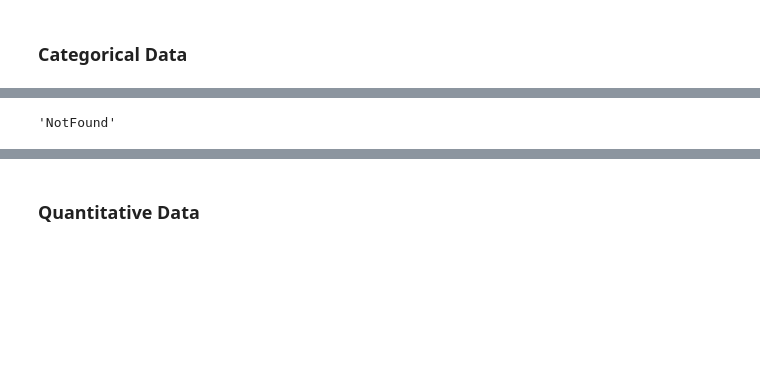
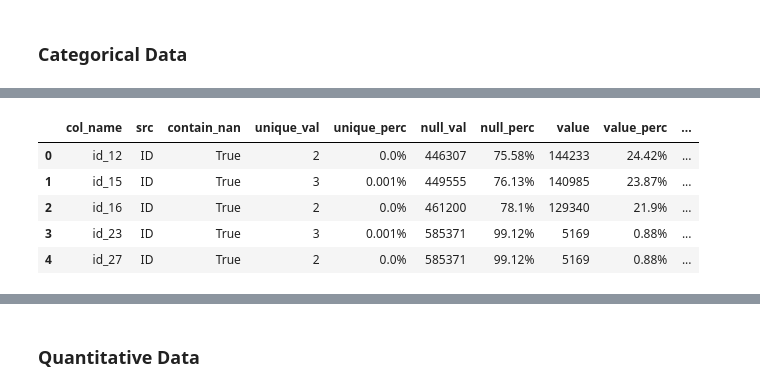
Before and after one commit to x6zeng/dsc198, a Jupyter notebook: Fraud Detection Project.ipynb, the cells around one changed output, grey strips where cells are left out. Drawn from its saved outputs; the diff is of its cells as text; code cells hidden in the pictures; blank space fills up the shorter version.

```diff
--- a/Fraud Detection Project.ipynb
+++ b/Fraud Detection Project.ipynb
@@ -232,7 +79,3 @@ cat_train_df = train_df[train_df.columns[train_df.dtypes==object]]
-# %%
-cat_train_df['id_12'].value_counts().index[0]
-# %% [output]
-'NotFound'
 # %%
 #returns a table with column name, unique value in each column, and the percentage of unique value in a column
 def df_summary_cat(df):
@@ -278,3 +121,11 @@ def df_summary_cat(df):
     return pd.DataFrame(output)
 # %%
 cat_summary_df = df_summary_cat(cat_train_df)
+cat_summary_df.head(5)
+# %% [output]
+|  | col_name | src | contain_nan | unique_val | unique_perc | null_val | null_perc | value | value_perc | ... |
+| 0 | id_12 | ID | True | 2 | 0.0% | 446307 | 75.58% | 144233 | 24.42% | ... |
+| 1 | id_15 | ID | True | 3 | 0.001% | 449555 | 76.13% | 140985 | 23.87% | ... |
+| 2 | id_16 | ID | True | 2 | 0.0% | 461200 | 78.1% | 129340 | 21.9% | ... |
+| 3 | id_23 | ID | True | 3 | 0.001% | 585371 | 99.12% | 5169 | 0.88% | ... |
+| 4 | id_27 | ID | True | 2 | 0.0% | 585371 | 99.12% | 5169 | 0.88% | ... |
```
Also changed, not shown: parts of 57 cells of this notebook.
